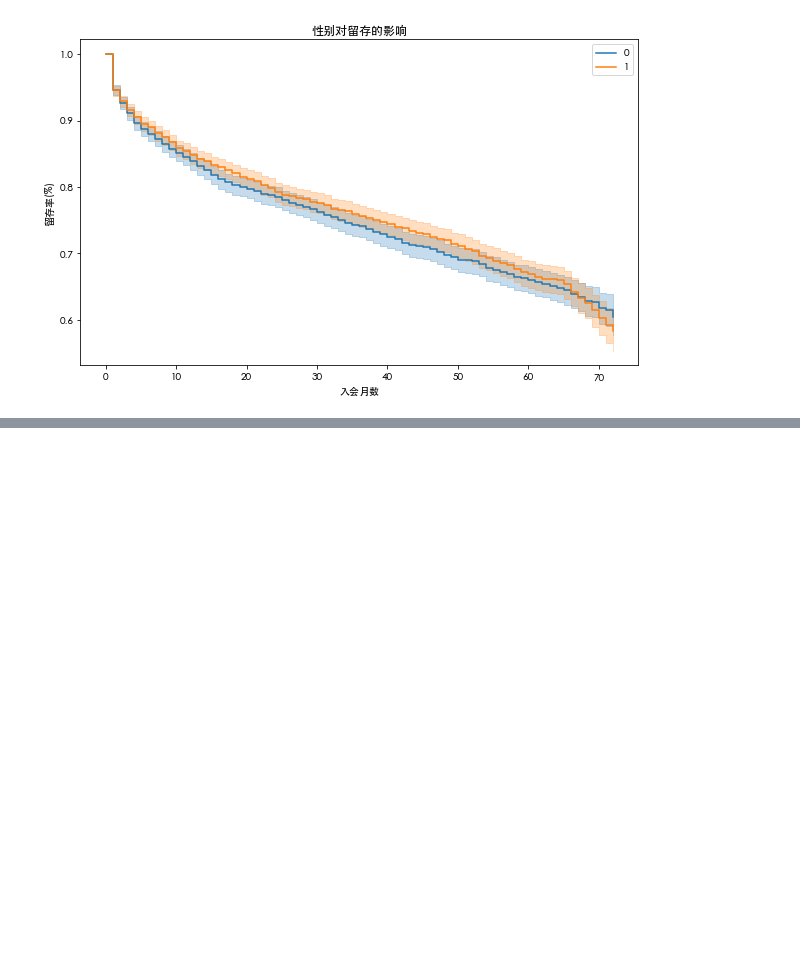
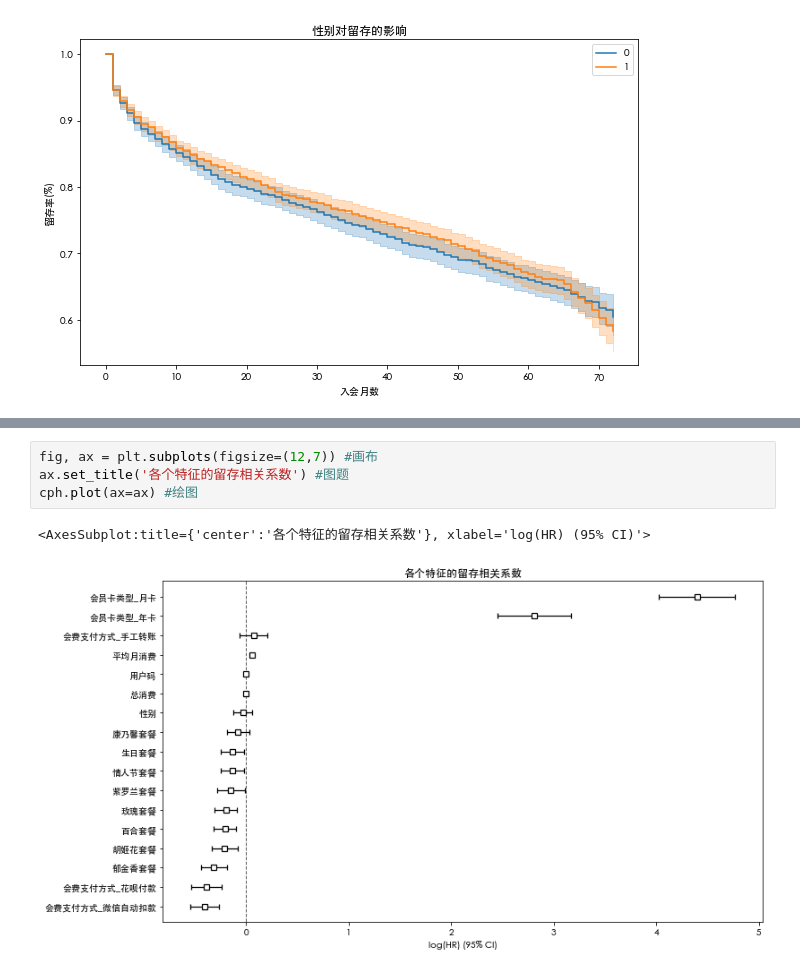
Before and after one commit to eazow/knowledge-hierarchy, a Jupyter notebook: python/machine-learning/retain.ipynb, the cells around one changed output, grey strips where cells are left out. Drawn from its saved outputs; the diff is of its cells as text; blank space fills up the shorter version.

```diff
--- a/python/machine-learning/retain.ipynb
+++ b/python/machine-learning/retain.ipynb
@@ -133,0 +170,7 @@ plt.show() #显示图片
+# %%
+fig, ax = plt.subplots(figsize=(12,7)) #画布
+ax.set_title('各个特征的留存相关系数') #图题
+cph.plot(ax=ax) #绘图
+# %% [output]
+<AxesSubplot:title={'center':'各个特征的留存相关系数'}, xlabel='log(HR) (95% CI)'>
+[figure, added]
```
Also changed, not shown: parts of 5 cells of this notebook.
